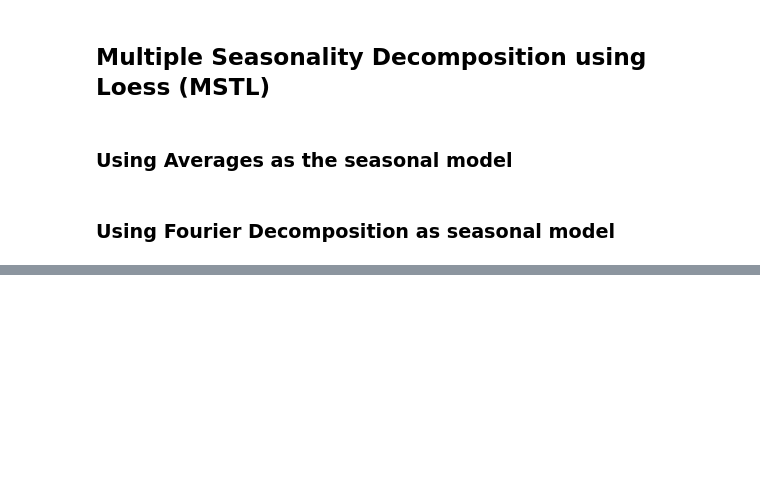
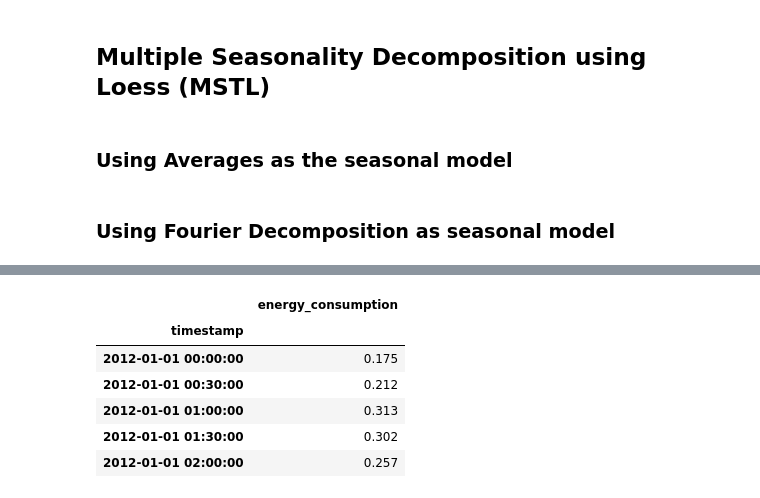
Before and after one commit to PacktPublishing/Modern-Time-Series-Forecasting-with-Python-2E, a Jupyter notebook: notebooks/Chapter03/02-Decomposing Time Series.ipynb, the cells around one changed output, grey strips where cells are left out. Drawn from its saved outputs; the diff is of its cells as text; code cells hidden in the pictures; blank space fills up the shorter version.

```diff
--- a/notebooks/Chapter03/02-Decomposing Time Series.ipynb
+++ b/notebooks/Chapter03/02-Decomposing Time Series.ipynb
@@ -436,0 +455,11 @@ fig.show(renderer="svg")
+# %%
+ts_df_mstl = exp_block_df[exp_block_df.LCLid=="MAC000050"][['timestamp','energy_consumption']].set_index('timestamp')
+ts_df_mstl.head()
+# %% [output]
+|  | energy_consumption |
+| timestamp |  |
+| 2012-01-01 00:00:00 | 0.175 |
+| 2012-01-01 00:30:00 | 0.212 |
+| 2012-01-01 01:00:00 | 0.313 |
+| 2012-01-01 01:30:00 | 0.302 |
+| 2012-01-01 02:00:00 | 0.257 |
```
Also changed, not shown: parts of 8 cells of this notebook, 1 other file.
